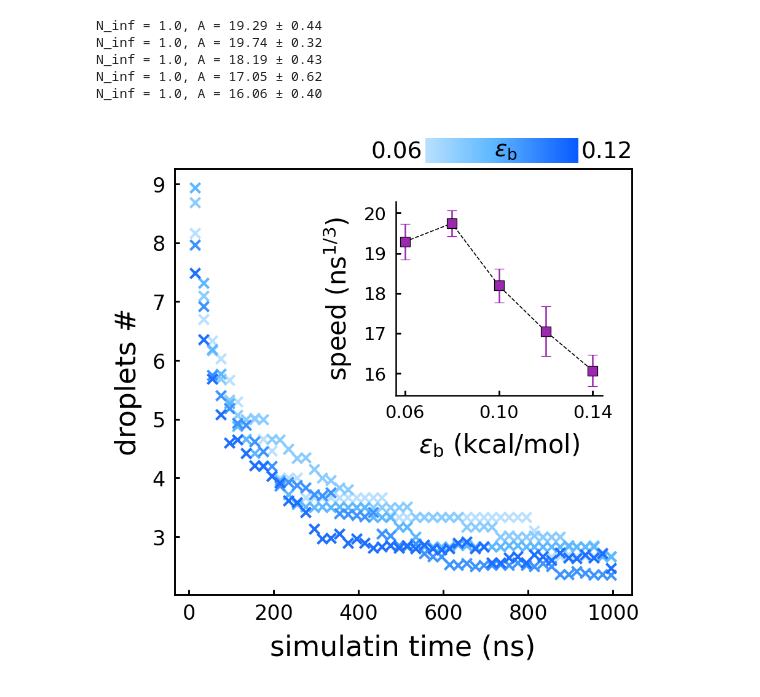
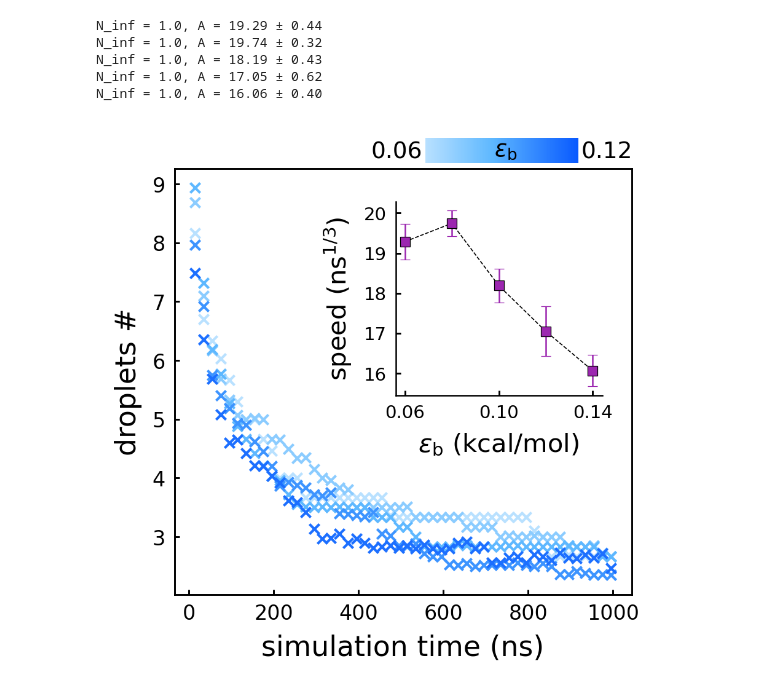
Before and after one commit to kaizhangnju/desolvation-CG-model, a Jupyter notebook: plot/plot_droplet-growth.ipynb, the cells around one changed output. Cells and saved outputs as stored; diff of their text form; code cells hidden in the pictures.

Commit message:
update plot scripts

```diff
--- a/plot/plot_droplet-growth.ipynb
+++ b/plot/plot_droplet-growth.ipynb
@@ -21,16 +21,6 @@ def count_nucleus(rhoz):
 
     return n_cores
 
-# def count_nucleus(density):
-#     binary = density > 0
-#     labeled, num_features = ndimage.label(binary)
-
-#     if binary[0] and binary[-1] and labeled[0] != labeled[-1]:
-#         labeled[labeled == labeled[-1]] = labeled[0]
-#         num_features -= 1
-
-#     return sum(np.sum(labeled == i) >= 5 for i in range(1, num_features + 1))
-
 def num2time(t, N_inf, A):
     return N_inf + A*(t)**(-1/3)
 
@@ -39,14 +29,12 @@ def plot_rho_after_1ns():
     clist = cm.Blues(np.arange(0.35, 0.95, 0.59/(1+len(eb_list))))
     cmap_blue = LinearSegmentedColormap.from_list("bright_blue", ["#E0F2FF", "#5EB8FF", "#0050FF"], N=256)
     clist_blue = cmap_blue(np.linspace(0.15, 0.85, len(eb_list)))
-    # fig = plt.figure(figsize=(4, 3.5), dpi=100)
     fig, ax = plt.subplots(1, 1, figsize=[3.2, 3.0], facecolor='w', dpi=300)
     fit_list, err_list = [], []
     for eb in eb_list:
         folder = 'des_0.20_{:.2f}_0.02'.format(eb)
         num_list_all = []
-        start, nrep = 0, 6
-        for irep in range(start, nrep):
+        for irep in range(6):
             rhoz_path = 'traj_fusion/poly50/{}/rho_data_{}.npy'.format(folder, irep)
             rhoz_all = np.load(rhoz_path)
             time_list, num_list = [], []
@@ -84,7 +72,7 @@ def plot_rho_after_1ns():
 
         plt.scatter(time_window[::2], avg_density[::2], marker='x', s=15, linewidths=1, color=clist_blue[eb_list.index(eb)])
 
-    plt.xlabel('simulatin time (ns)', fontsize=11)
+    plt.xlabel('simulation time (ns)', fontsize=11)
     plt.ylabel('droplets #', fontsize=11)
     plt.tick_params(labelsize=8, direction='in', length=2, width=0.7)
 
@@ -96,34 +84,34 @@ def plot_rho_after_1ns():
     ax_inset.set_xlabel(r'$\epsilon_{\mathregular{b}}$ (kcal/mol)', fontsize=10)
     ax_inset.set_ylabel(r'speed (ns$^{1/3}$)', fontsize=10)
     ax_inset.set_xticks(eb_list[::2])
     ax_inset.tick_params(labelsize=7, direction='in', length=2, width=0.7)
     ax_inset.spines['top'].set_visible(False)
     ax_inset.spines['right'].set_visible(False)
     ax_inset.spines['left'].set_linewidth(0.6)
     ax_inset.spines['bottom'].set_linewidth(0.6)
 
     cbar_ax = fig.add_axes([0.55, 0.89, 0.26, 0.045])
     cmap_partial = mpl.colors.ListedColormap(cmap_blue(np.linspace(0.15, 0.95, 256)))
     norm = Normalize(vmin=-1, vmax=1)
     sm = mpl.cm.ScalarMappable(cmap=cmap_partial, norm=norm)
     cbar = fig.colorbar(sm, cax=cbar_ax, orientation='horizontal')
     cbar.outline.set_linewidth(0)
     cbar.set_ticks([])
     plt.text(0.7, 1.03, r'$\epsilon_\mathregular{b}$', transform=ax.transAxes, fontsize=9, zorder=10)
     plt.text(0.43, 1.025, '0.06', transform=ax.transAxes, fontsize=9, zorder=10)
     plt.text(0.89, 1.025, '0.12', transform=ax.transAxes, fontsize=9, zorder=10)
 
     plt.savefig("../../figures/diffusion/nuclei2time_eb.svg", format="svg", bbox_inches='tight')
     plt.show()
 
 plot_rho_after_1ns()
 # %% [output]
 N_inf = 1.0, A = 19.29 ± 0.44
 N_inf = 1.0, A = 19.74 ± 0.32
 N_inf = 1.0, A = 18.19 ± 0.43
 N_inf = 1.0, A = 17.05 ± 0.62
 N_inf = 1.0, A = 16.06 ± 0.40
-[figure, old version]
+[figure, new version]
 # %%
 import sys, os, numpy as np
 import MDAnalysis as mda
```
Also changed, not shown: parts of 1 cell of this notebook, 1 other file.
